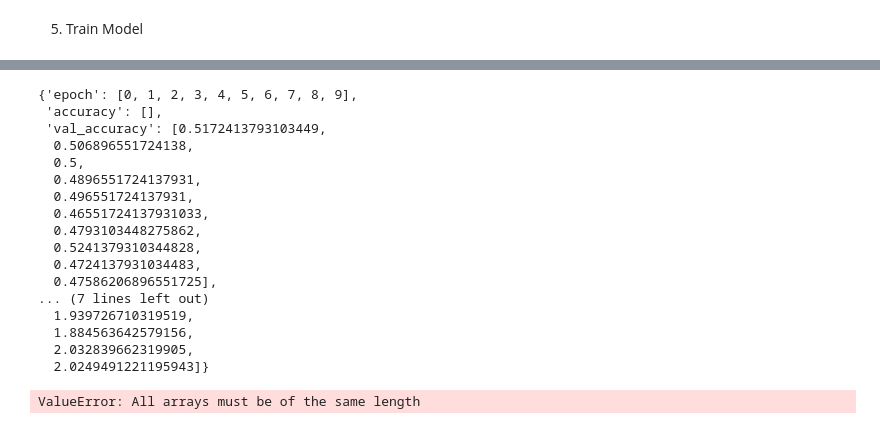
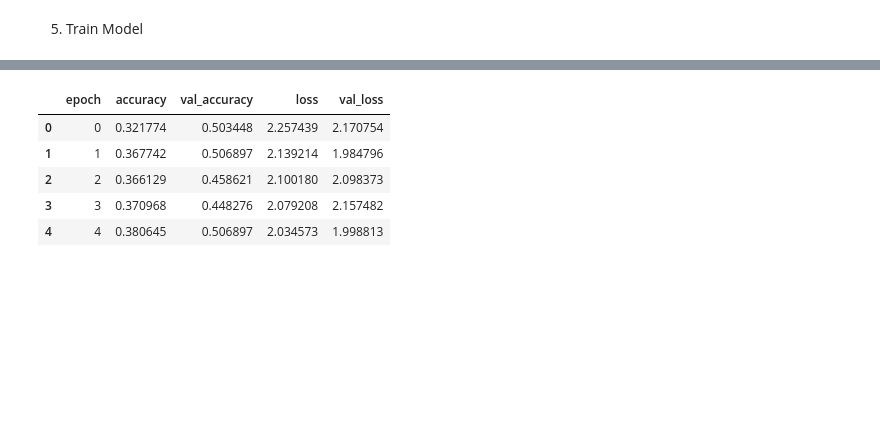
Before and after one commit to oliveirasamuel5959/master-degree-project, a Jupyter notebook: src/notebooks/20260713_train_model.ipynb, the cells around one changed output, grey strips where cells are left out. Cells and saved outputs as stored; diff of their text form; code cells hidden in the pictures; blank space fills up the shorter version.

```diff
--- a/src/notebooks/20260713_train_model.ipynb
+++ b/src/notebooks/20260713_train_model.ipynb
@@ -209,8 +209,8 @@ print(time.time() - start)
 3. Create Dataloader
 # %%
 
-train_loader = DataLoader(train_dataset, batch_size=8, shuffle=True, num_workers=0)
-val_loader = DataLoader(val_dataset, batch_size=8, shuffle=True, num_workers=0)
+train_loader = DataLoader(train_dataset, batch_size=16, shuffle=True, num_workers=0)
+val_loader = DataLoader(val_dataset, batch_size=16, shuffle=True, num_workers=0)
 # test_loader = DataLoader(test_dataset, batch_size=8, shuffle=False, num_workers=0)
 # %%
 video, label = next(iter(train_loader))
@@ -329,7 +329,9 @@ history = {
 for epoch in range(num_epochs):
   model.train()
   running_loss = 0.0
+  running_corrects = 0.0
   num_batches = 0
+  total_samples = 0
 
   # ==============
   # Train loop
@@ -344,26 +346,27 @@ for epoch in range(num_epochs):
     loss.backward()
     optimizer.step()
 
-    # Get running loss
-    running_loss += loss.item()
+    # ===================
+    # Accumulate Metrics
+    # ===================
+    running_loss += loss.item() * videos.size(0)
 
-    # Get training accuracy
     _, predicted = torch.max(outputs, 1)
-    correct += (predicted == labels).sum().item()
-    total += labels.size(0)
-    train_accuracy = correct / total
+    running_corrects += (predicted == labels).sum().item()
+
+    total_samples += labels.size(0)
 
     # Increment batches
     num_batches += 1
 
     # Update progress bar with running average loss
-    loop.set_postfix(loss=train_loss / num_batches)
+    loop.set_postfix(loss=running_loss / num_batches)
 
-  # ================
-  # Validation step
-  # ================
-  epoch_train_loss = running_loss / len(train_loader.dataset)
+  # Calculate running epochs metrics
+  train_loss = running_loss / len(train_loader.dataset)
+  train_accuracy = running_corrects / total_samples
 
+  # Calculate validation metrics
   val_loss, val_accuracy = validate(model, val_loader, loss_fn, device)
 
   # Checkpointing
@@ -371,12 +374,16 @@ for epoch in range(num_epochs):
     best_val_loss = val_loss
     torch.save(model.state_dict(), 'best_model.pth')
 
-  print(f"Epoch [{epoch+1}/{num_epochs}]\n"
-        f"Training Loss: {epoch_train_loss:.4f}, Validation Loss: {val_loss:.4f}\n"
-        f"Training Accuracy: {train_accuracy:.4f}, Validation Accuracy: {val_accuracy:.4f}\n")
+  print(
+    f"Epoch [{epoch+1:02d}/{num_epochs}] | "
+    f"Train Loss: {train_loss:.4f} | "
+    f"Val Loss: {val_loss:.4f} | "
+    f"Train Acc: {train_accuracy:.2f} | "
+    f"Val Acc: {val_accuracy:.2f}"
+)
 
   history["epoch"].append(epoch)
-  history["loss"].append(epoch_train_loss)
+  history["loss"].append(train_loss)
   history["val_loss"].append(val_loss)
   history["accuracy"].append(train_accuracy)
   history["val_accuracy"].append(val_accuracy)
@@ -394,27 +401,13 @@ Epoch [10/10], Training Loss: 2.0237, Validation Loss: 2.0249, Accuracy: 0.48
-# %%
-history
-# %% [output]
-{'epoch': [0, 1, 2, 3, 4, 5, 6, 7, 8, 9],
- 'accuracy': [],
- 'val_accuracy': [0.5172413793103449,
-  0.506896551724138,
-  0.5,
-  0.4896551724137931,
-  0.496551724137931,
-  0.46551724137931033,
-  0.4793103448275862,
-  0.5241379310344828,
-  0.4724137931034483,
-  0.47586206896551725],
-... (7 lines left out)
-  1.939726710319519,
-  1.884563642579156,
-  2.032839662319905,
-  2.0249491221195943]}
 # %%
 hist_df = pd.DataFrame(history)
+hist_df.head()
 # %% [output]
-ValueError: All arrays must be of the same length
+|  | epoch | accuracy | val_accuracy | loss | val_loss |
+| 0 | 0 | 0.321774 | 0.503448 | 2.257439 | 2.170754 |
+| 1 | 1 | 0.367742 | 0.506897 | 2.139214 | 1.984796 |
+| 2 | 2 | 0.366129 | 0.458621 | 2.100180 | 2.098373 |
+| 3 | 3 | 0.370968 | 0.448276 | 2.079208 | 2.157482 |
+| 4 | 4 | 0.380645 | 0.506897 | 2.034573 | 1.998813 |
 # %%
 from src.utils.training_utils import save_history_and_plots
 
```
Also changed, not shown: parts of 4 cells of this notebook, 3 other files.
